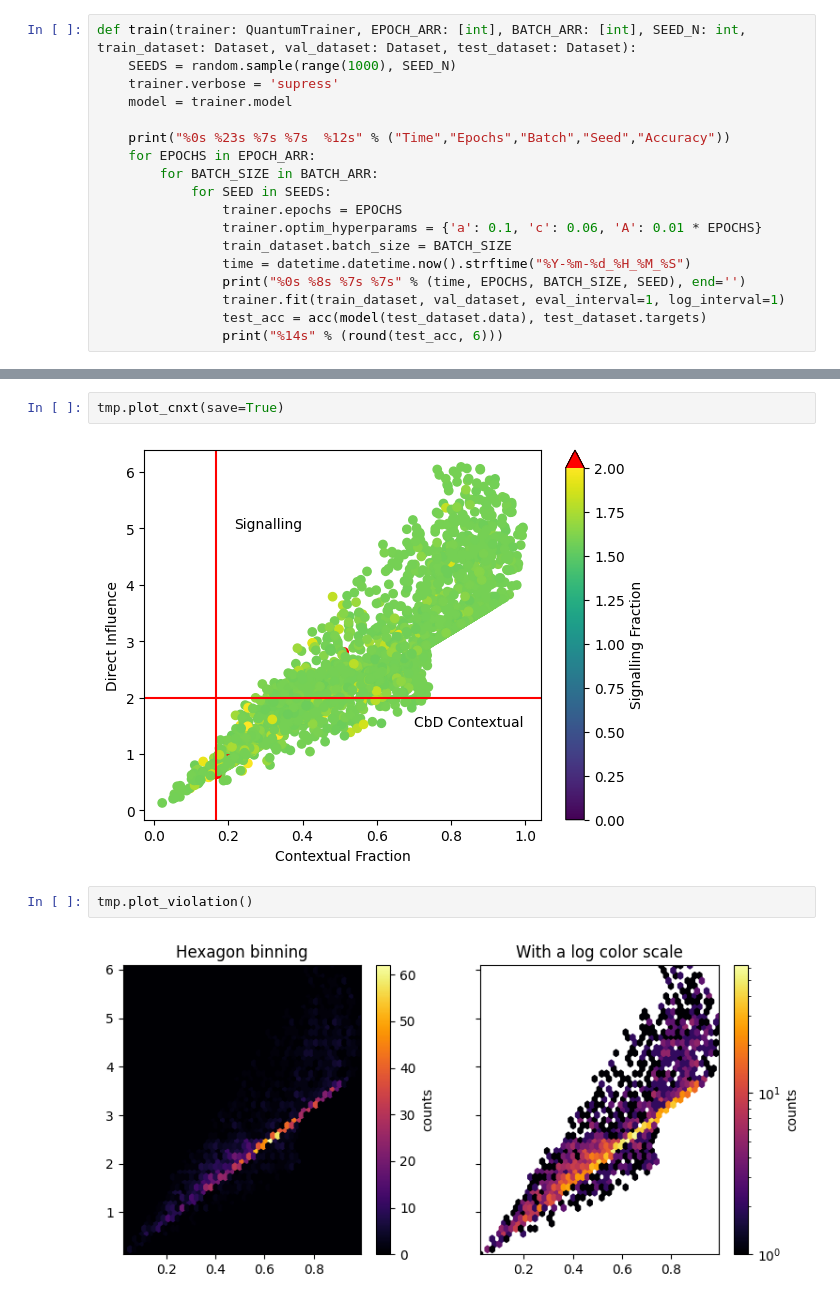
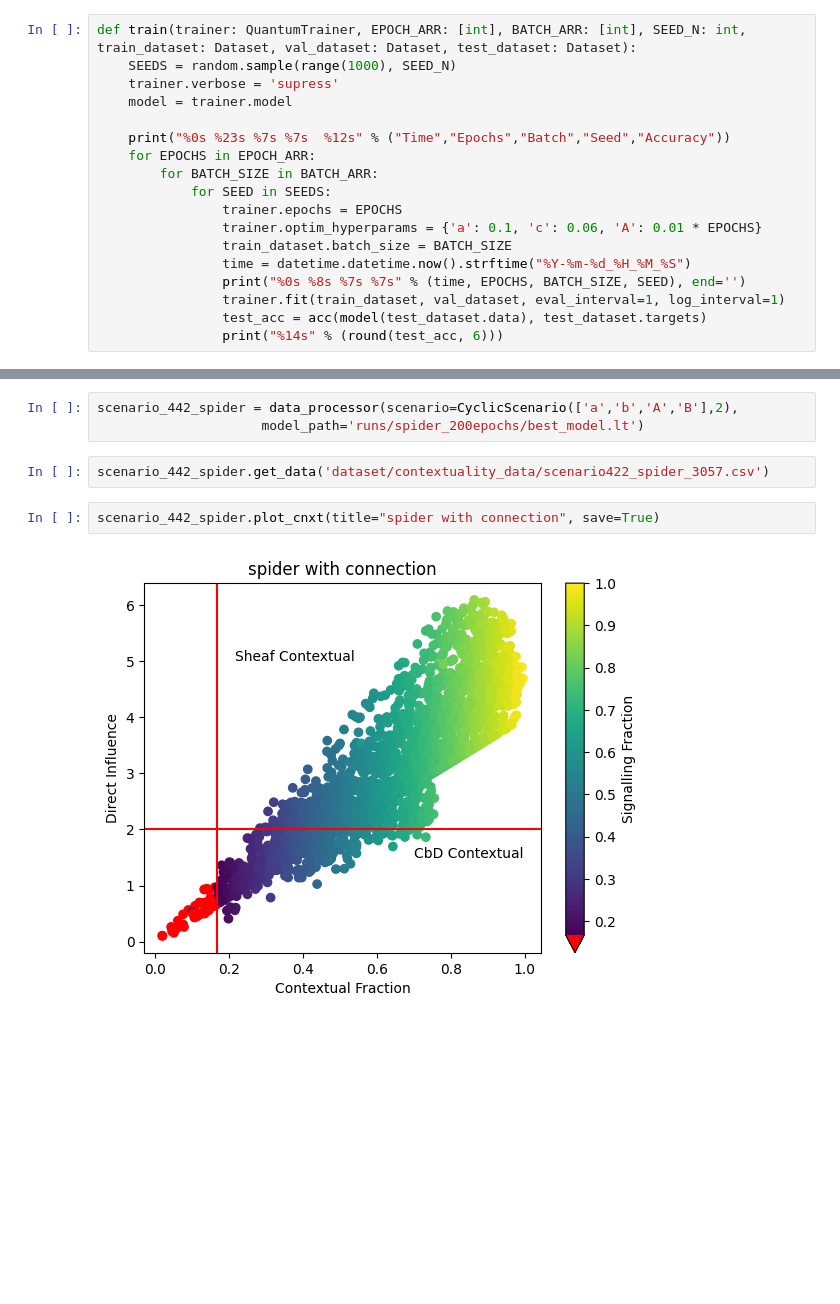
Before and after one commit to TilenLS/qnlp, a Jupyter notebook: main.ipynb, the cells around one changed output, grey strips where cells are left out. Drawn from its saved outputs; the diff is of its cells as text; blank space fills up the shorter version.

```diff
--- a/main.ipynb
+++ b/main.ipynb
@@ -310,8 +314,9 @@ tmp.plot_cnxt(save=False)
-# %%
-tmp.plot_cnxt(save=True)
-# %% [output]
-[figure, removed]
-# %%
-tmp.plot_violation()
-# %% [output]
-[figure, removed]
+# %%
+scenario_442_spider = data_processor(scenario=CyclicScenario(['a','b','A','B'],2),
+                     model_path='runs/spider_200epochs/best_model.lt')
+# %%
+scenario_442_spider.get_data('dataset/contextuality_data/scenario422_spider_3057.csv')
+# %%
+scenario_442_spider.plot_cnxt(title="spider with connection", save=True)
+# %% [output]
+[figure, added]
```
Also changed, not shown: parts of 13 cells of this notebook, 32 other files.
